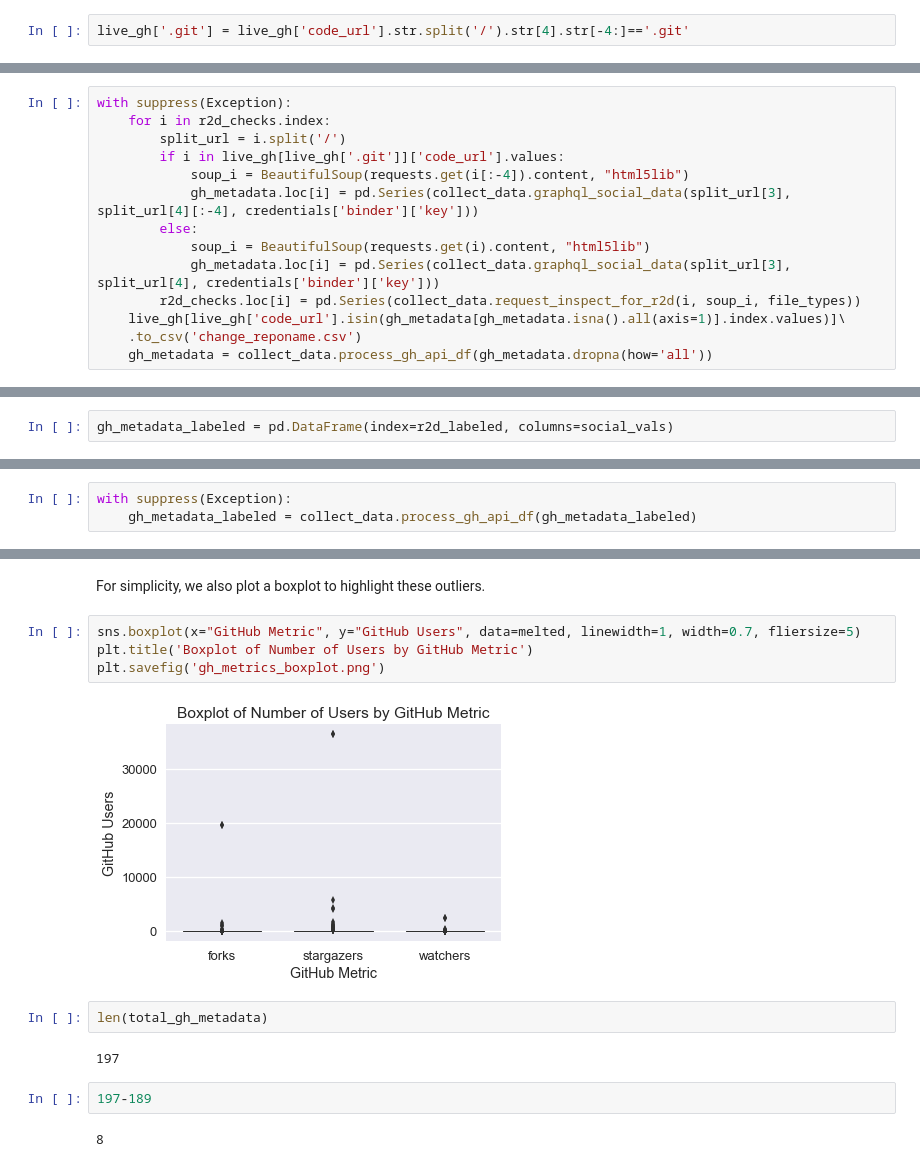
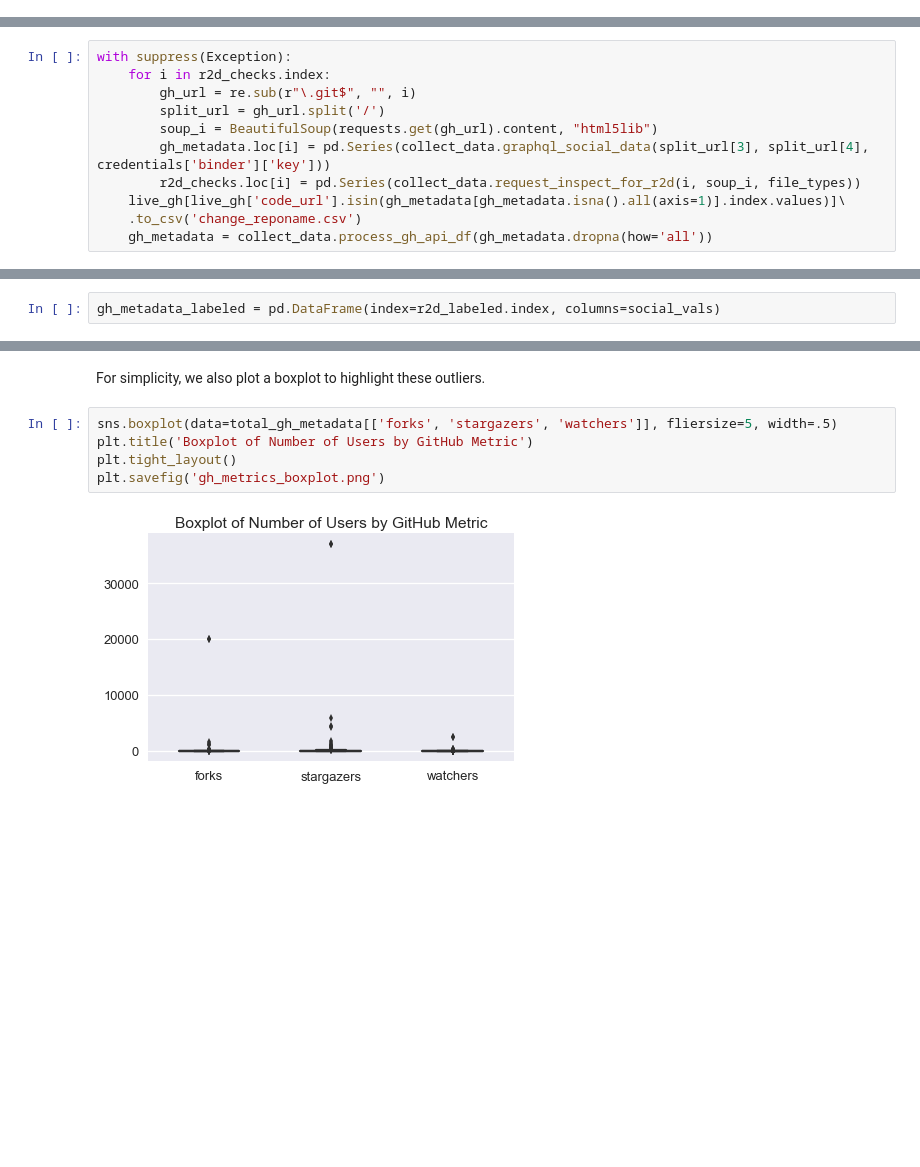
Before and after one commit to jzf2101/r2d_study, a Jupyter notebook: get_data.ipynb, the cells around one changed output, grey strips where cells are left out. Cells and saved outputs as stored; diff of their text form; blank space fills up the shorter version.

```diff
--- a/get_data.ipynb
+++ b/get_data.ipynb
@@ -95,5 +91,3 @@ with suppress(Exception):
     credentials = yaml.load(open('../binder_study/secrets.yml'))
 # %% [markdown]
 For ease of processing, we note URL's that explicitly use the `.git` extension to standardize our data collection.
-# %%
-live_gh['.git'] = live_gh['code_url'].str.split('/').str[4].str[-4:]=='.git'
@@ -110,13 +98,10 @@ We have supressed these exceptions to get the notebook to run the whole way thro
 # %%
 with suppress(Exception):
     for i in r2d_checks.index:
-        split_url = i.split('/')
-        if i in live_gh[live_gh['.git']]['code_url'].values:
-            soup_i = BeautifulSoup(requests.get(i[:-4]).content, "html5lib")
-            gh_metadata.loc[i] = pd.Series(collect_data.graphql_social_data(split_url[3], split_url[4][:-4], credentials['binder']['key']))
-        else:
-            soup_i = BeautifulSoup(requests.get(i).content, "html5lib")
-            gh_metadata.loc[i] = pd.Series(collect_data.graphql_social_data(split_url[3], split_url[4], credentials['binder']['key']))
+        gh_url = re.sub(r"\.git$", "", i)
+        split_url = gh_url.split('/')
+        soup_i = BeautifulSoup(requests.get(gh_url).content, "html5lib")
+        gh_metadata.loc[i] = pd.Series(collect_data.graphql_social_data(split_url[3], split_url[4], credentials['binder']['key']))
         r2d_checks.loc[i] = pd.Series(collect_data.request_inspect_for_r2d(i, soup_i, file_types))
     live_gh[live_gh['code_url'].isin(gh_metadata[gh_metadata.isna().all(axis=1)].index.values)]\
     .to_csv('change_reponame.csv')
@@ -171,7 +156,7 @@ changed_url_labeled = pd.read_csv('change_reponame_labeled.csv', index_col=0)
 r2d_labeled = pd.DataFrame(index=gh_labeled[gh_labeled['labeled_url'].str[:19] == 'https://github.com/']
                            ['labeled_url'].append(changed_url_labeled['labeled_url']), columns=file_types)
 # %%
-gh_metadata_labeled = pd.DataFrame(index=r2d_labeled, columns=social_vals)
+gh_metadata_labeled = pd.DataFrame(index=r2d_labeled.index, columns=social_vals)
 # %% [markdown]
 We now collect data for these labeled URLs using the same methodology to find configuration files and GitHub metadata.
 # %%
@@ -184,6 +170,3 @@ with suppress(Exception):
-# %%
-with suppress(Exception):
-    gh_metadata_labeled = collect_data.process_gh_api_df(gh_metadata_labeled)
 # %% [markdown]
 Labeled and unlabeled datasets are combined below.
 # %%
@@ -411,16 +407,9 @@ plt.savefig('gh_metrics_library_type.png')
 # %% [markdown]
 For simplicity, we also plot a boxplot to highlight these outliers.
 # %%
-sns.boxplot(x="GitHub Metric", y="GitHub Users", data=melted, linewidth=1, width=0.7, fliersize=5)
+sns.boxplot(data=total_gh_metadata[['forks', 'stargazers', 'watchers']], fliersize=5, width=.5)
 plt.title('Boxplot of Number of Users by GitHub Metric')
+plt.tight_layout()
 plt.savefig('gh_metrics_boxplot.png')
 # %% [output]
-[figure, old version]
+[figure, new version]
-# %%
-len(total_gh_metadata)
-# %% [output]
-197
-# %%
-197-189
-# %% [output]
-8
```
Also changed, not shown: parts of 44 cells of this notebook, 16 other files.
